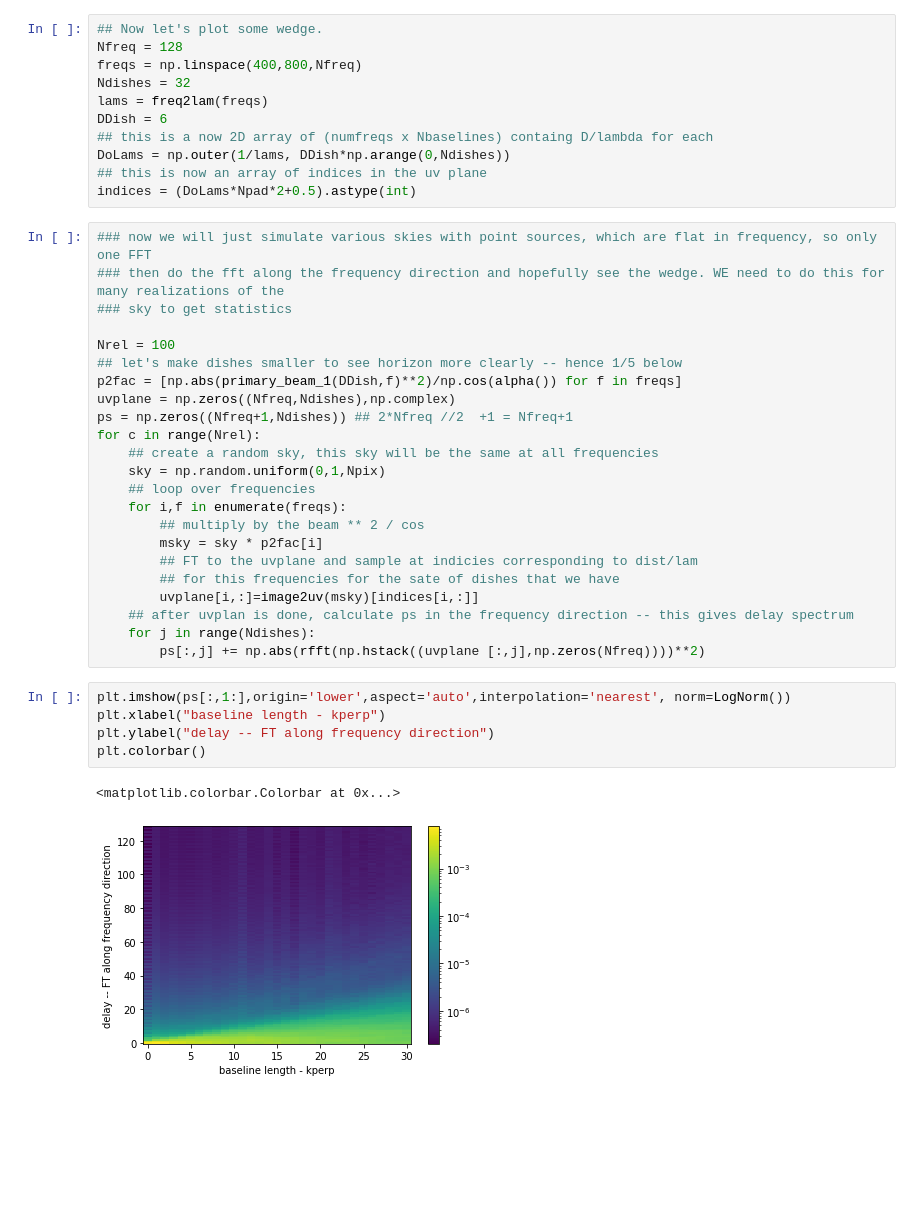
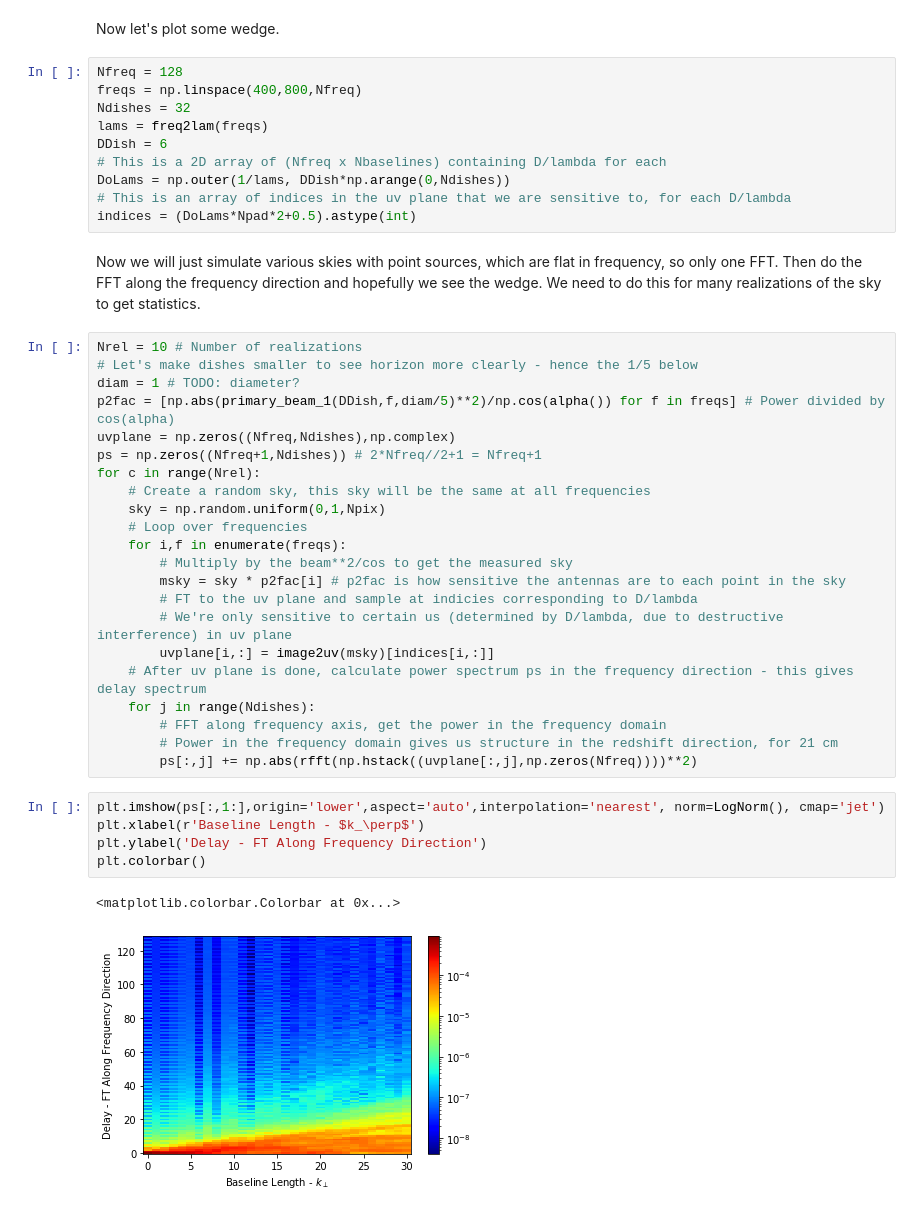
Before and after one commit to yukanak/radio1d, a Jupyter notebook: notebooks/play.ipynb, the cells around one changed output. Drawn from its saved outputs; the diff is of its cells as text; blank space fills up the shorter version.

Commit message:
Change beam, add comments

```diff
--- a/notebooks/play.ipynb
+++ b/notebooks/play.ipynb
@@ -55,42 +70,46 @@ plt.semilogy()
+# %% [markdown]
+Now let's plot some wedge.
 # %%
-## Now let's plot some wedge.
 Nfreq = 128
 freqs = np.linspace(400,800,Nfreq)
 Ndishes = 32
 lams = freq2lam(freqs)
 DDish = 6
-## this is a now 2D array of (numfreqs x Nbaselines) containg D/lambda for each
+# This is a 2D array of (Nfreq x Nbaselines) containing D/lambda for each
 DoLams = np.outer(1/lams, DDish*np.arange(0,Ndishes))
-## this is now an array of indices in the uv plane
+# This is an array of indices in the uv plane that we are sensitive to, for each D/lambda
 indices = (DoLams*Npad*2+0.5).astype(int)
+# %% [markdown]
+Now we will just simulate various skies with point sources, which are flat in frequency, so only one FFT.
+Then do the FFT along the frequency direction and hopefully we see the wedge.
+We need to do this for many realizations of the sky to get statistics.
 # %%
-### now we will just simulate various skies with point sources, which are flat in frequency, so only one FFT
-### then do the fft along the frequency direction and hopefully see the wedge. WE need to do this for many realizations of the
-### sky to get statistics
-
-Nrel = 100
-## let's make dishes smaller to see horizon more clearly -- hence 1/5 below
-p2fac = [np.abs(primary_beam_1(DDish,f)**2)/np.cos(alpha()) for f in freqs]
+Nrel = 10 # Number of realizations
+# Let's make dishes smaller to see horizon more clearly - hence the 1/5 below
+diam = 1 # TODO: diameter?
+p2fac = [np.abs(primary_beam_1(DDish,f,diam/5)**2)/np.cos(alpha()) for f in freqs] # Power divided by cos(alpha)
 uvplane = np.zeros((Nfreq,Ndishes),np.complex)
-ps = np.zeros((Nfreq+1,Ndishes)) ## 2*Nfreq //2  +1 = Nfreq+1
+ps = np.zeros((Nfreq+1,Ndishes)) # 2*Nfreq//2+1 = Nfreq+1
 for c in range(Nrel):
-    ## create a random sky, this sky will be the same at all frequencies
+    # Create a random sky, this sky will be the same at all frequencies
     sky = np.random.uniform(0,1,Npix)
-    ## loop over frequencies
+    # Loop over frequencies
     for i,f in enumerate(freqs):
-        ## multiply by the beam ** 2 / cos
-        msky = sky * p2fac[i]
-        ## FT to the uvplane and sample at indicies corresponding to dist/lam
-        ## for this frequencies for the sate of dishes that we have
-        uvplane[i,:]=image2uv(msky)[indices[i,:]]
-    ## after uvplan is done, calculate ps in the frequency direction -- this gives delay spectrum
+        # Multiply by the beam**2/cos to get the measured sky
+        msky = sky * p2fac[i] # p2fac is how sensitive the antennas are to each point in the sky
+        # FT to the uv plane and sample at indicies corresponding to D/lambda
+        # We're only sensitive to certain us (determined by D/lambda, due to destructive interference) in uv plane
+        uvplane[i,:] = image2uv(msky)[indices[i,:]]
+    # After uv plane is done, calculate power spectrum ps in the frequency direction - this gives delay spectrum
     for j in range(Ndishes):
-        ps[:,j] += np.abs(rfft(np.hstack((uvplane [:,j],np.zeros(Nfreq))))**2)
+        # FFT along frequency axis, get the power in the frequency domain
+        # Power in the frequency domain gives us structure in the redshift direction, for 21 cm
+        ps[:,j] += np.abs(rfft(np.hstack((uvplane[:,j],np.zeros(Nfreq))))**2)
 # %%
-plt.imshow(ps[:,1:],origin='lower',aspect='auto',interpolation='nearest', norm=LogNorm())
-plt.xlabel("baseline length - kperp")
-plt.ylabel("delay -- FT along frequency direction")
+plt.imshow(ps[:,1:],origin='lower',aspect='auto',interpolation='nearest', norm=LogNorm(), cmap='jet')
+plt.xlabel(r'Baseline Length - $k_\perp$')
+plt.ylabel('Delay - FT Along Frequency Direction')
 plt.colorbar()
 # %% [output]
 <matplotlib.colorbar.Colorbar at 0x...>
-[figure, old version]
+[figure, new version]
```
Also changed, not shown: parts of 4 cells of this notebook.
